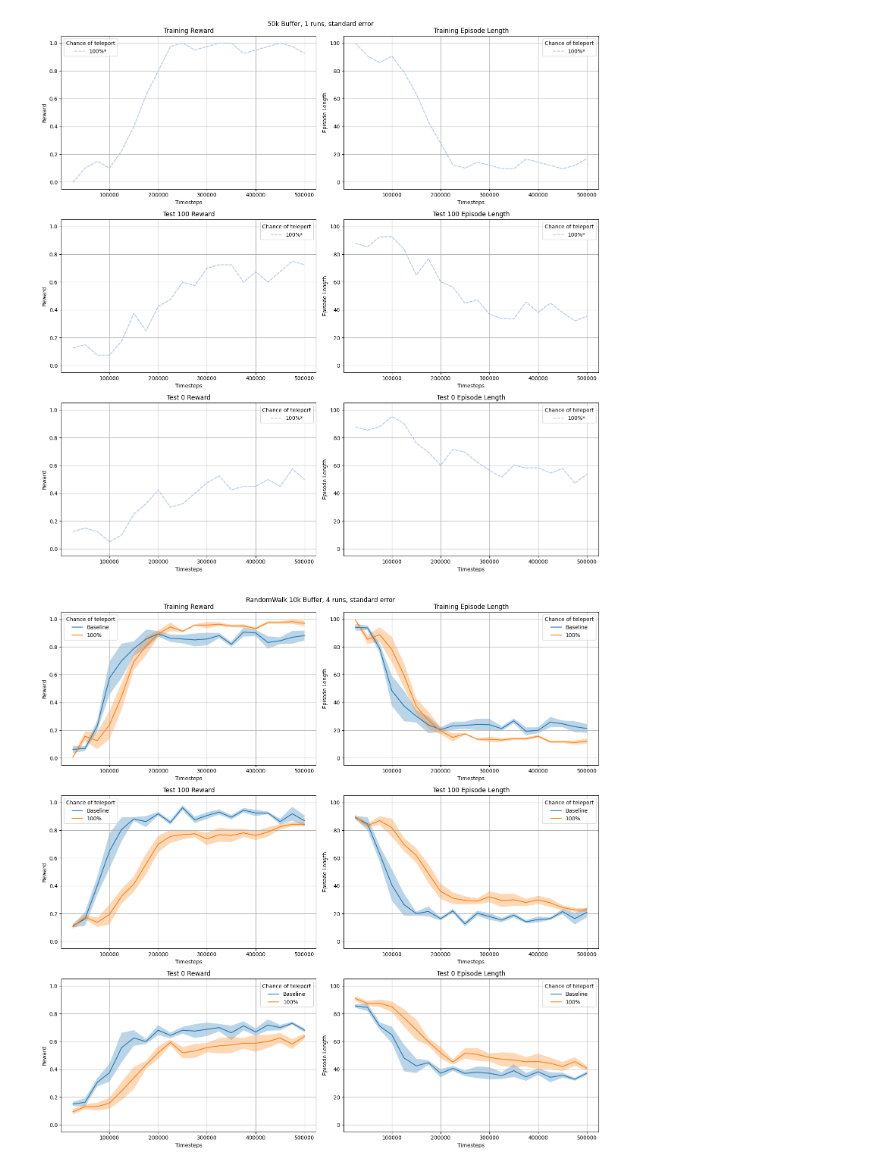
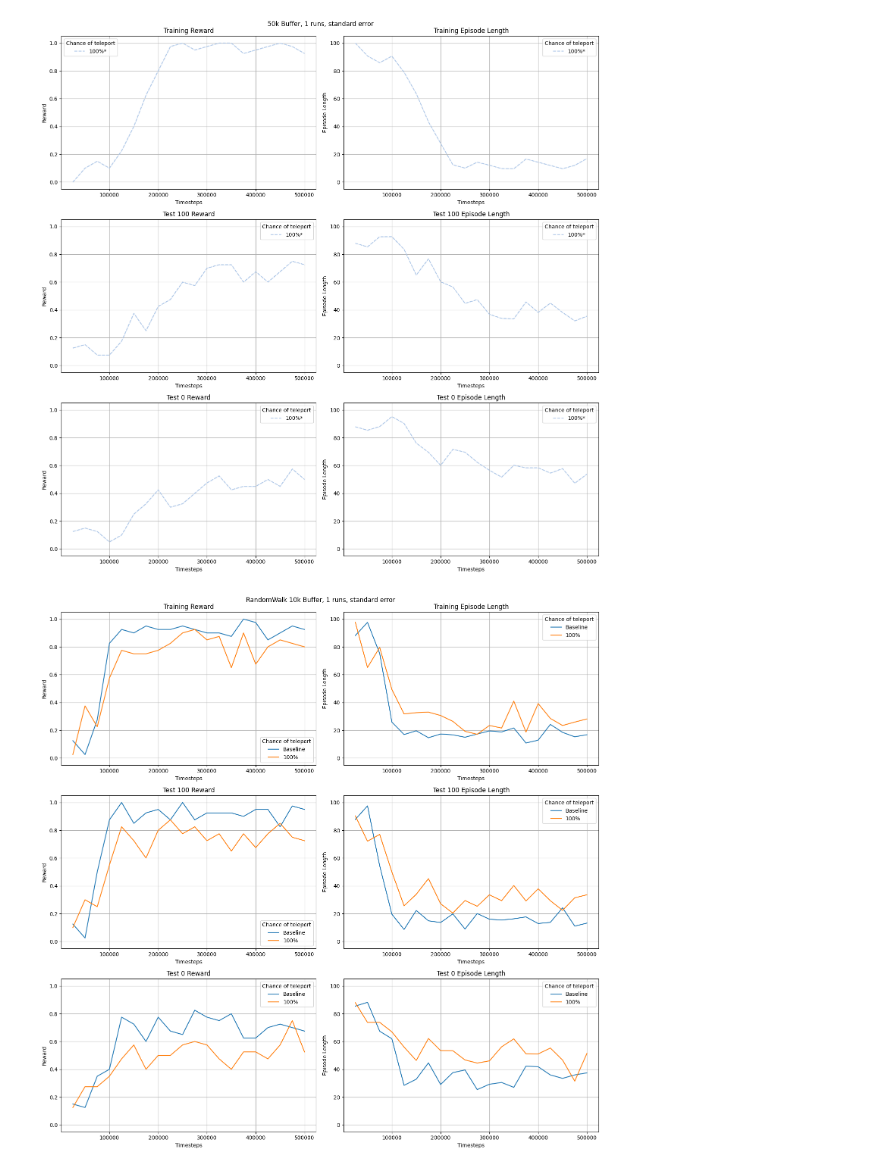
Before and after one commit to felixk29/fix_her, a Jupyter notebook: experiments/visualization.ipynb, the cells around one changed output. Cells and saved outputs as stored; diff of their text form; code cells hidden in the pictures.

```diff
--- a/experiments/visualization.ipynb
+++ b/experiments/visualization.ipynb
@@ -307,8 +307,8 @@ import matplotlib as mpl
 
 import numpy as np
 
-buffersize=500 #in k
-runs=4
+buffersize=10 #in k
+runs=1
 
 random_walk_path=f'./logs/random_b{buffersize}k'
 base_path=f'./logs/tpchance_b{buffersize}k'
@@ -379,6 +379,8 @@ fig.suptitle(f"RandomWalk {buffersize}k Buffer, {runs} runs, standard error")
 
 
 base_results={}
+extra={}
+
 for env in ['tr', '0', '100']:
     base_results[env]=load_data(env,1,0.1,base=True)
 plot(ax[0,0],base_results['tr'], 'Training Reward',"base",'Reward','results', extra=extra)
@@ -386,31 +388,31 @@ plot(ax[0,1],base_results['tr'], 'Training Episode Length',"base", 'Episode Leng
 
 plot(ax[1,0],base_results['100'], 'Test 100 Reward',"base",'Reward','results', extra=extra)
 plot(ax[1,1],base_results['100'], 'Test 100 Episode Length',"base", 'Episode Length','ep_lengths', extra=extra)
 
 plot(ax[2,0],base_results['0'], 'Test 0 Reward',"base",'Reward','results', extra=extra)
 plot(ax[2,1],base_results['0'], 'Test 0 Episode Length',"base", 'Episode Length','ep_lengths', extra=extra)
 
 for name in ['1.0']:
     for eps in [0.1]:
         results={}
         for env in ['tr', '0', '100']:
             results[env]=load_data(env,name,eps)
 
         extra={}
 
         if eps==1.0:
             extra['suffix']='*'
             extra['dashed']=True
 
         plot(ax[0,0],results['tr'], 'Training Reward',name,'Reward','results', extra=extra)
         plot(ax[0,1],results['tr'], 'Training Episode Length',name, 'Episode Length','ep_lengths', extra=extra)
 
         plot(ax[1,0],results['100'], 'Test 100 Reward',name,'Reward','results', extra=extra)
         plot(ax[1,1],results['100'], 'Test 100 Episode Length',name, 'Episode Length','ep_lengths', extra=extra)
 
         plot(ax[2,0],results['0'], 'Test 0 Reward',name,'Reward','results', extra=extra)
         plot(ax[2,1],results['0'], 'Test 0 Episode Length',name, 'Episode Length','ep_lengths', extra=extra)
 
 plt.tight_layout()
 # %% [output]
-[figure, old version]
+[figure, new version]
```
Also changed, not shown: parts of 2 cells of this notebook, 5 other files.
